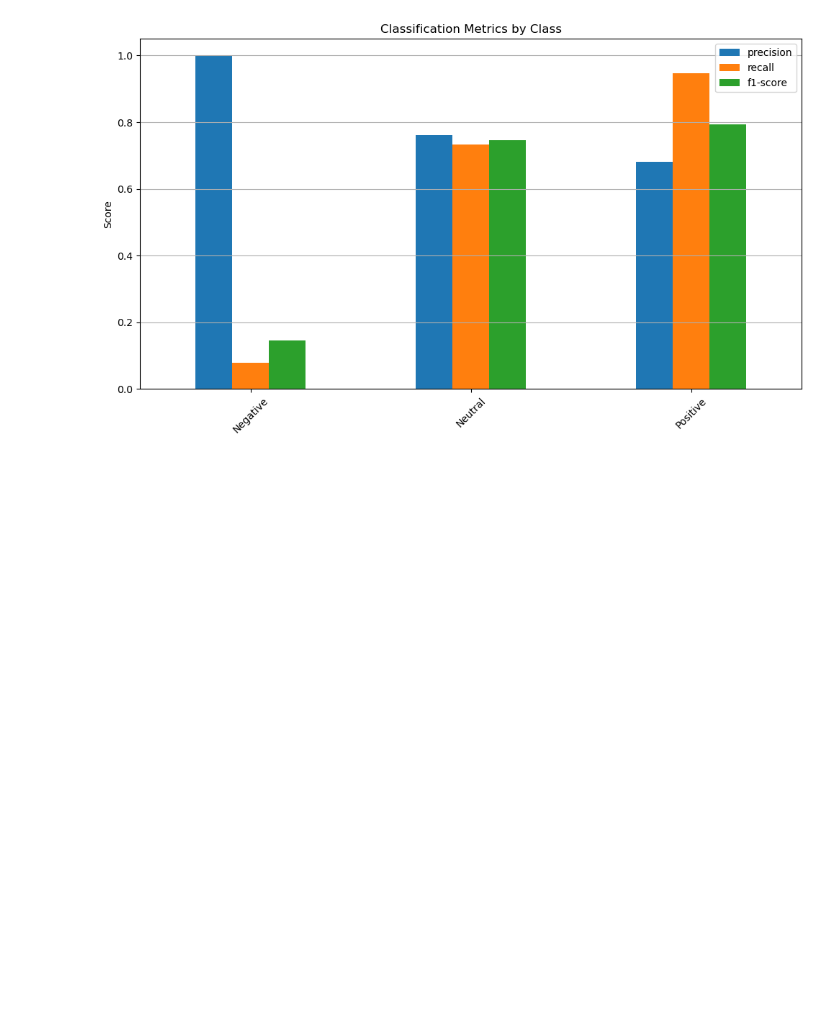
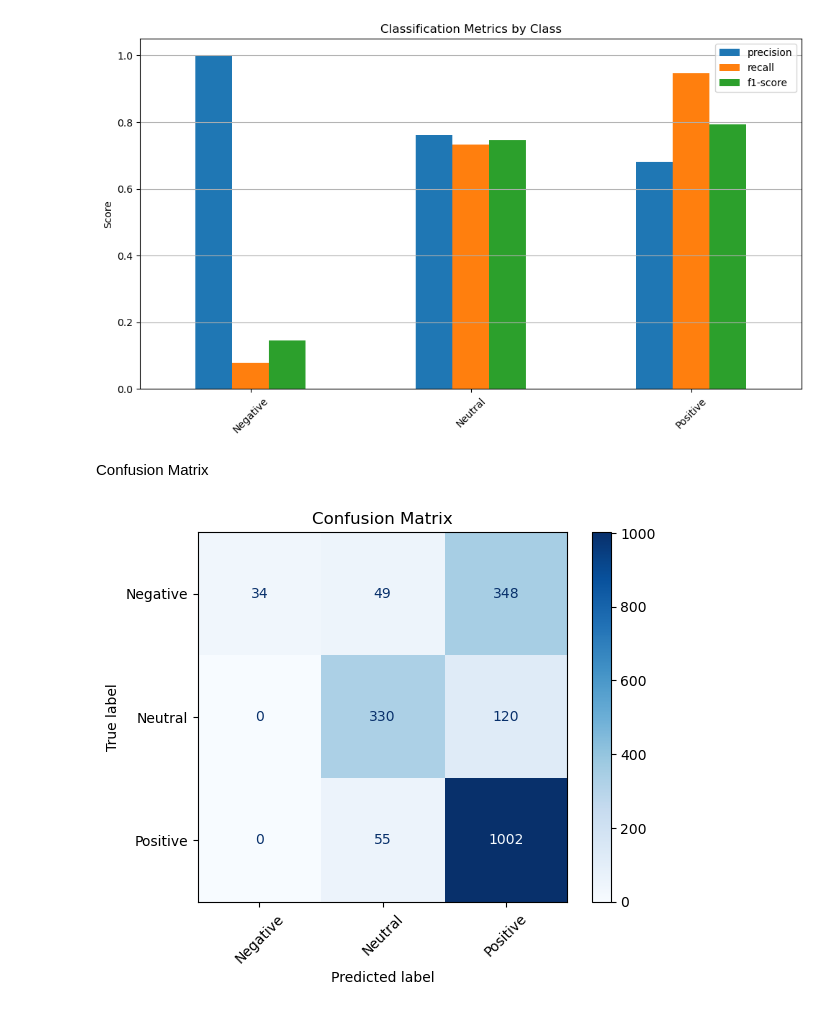
Before and after one commit to Winnee0305/COVID-Sentiment-Analysis, a Jupyter notebook: src/model/randomForest/randomForest_test.ipynb, the cells around one changed output. Cells and saved outputs as stored; diff of their text form; code cells hidden in the pictures; blank space fills up the shorter version.

```diff
--- a/src/model/randomForest/randomForest_test.ipynb
+++ b/src/model/randomForest/randomForest_test.ipynb
@@ -14,10 +14,23 @@ test_df = pd.read_csv("../../../data/test_data.csv")
 # Predict using raw text
 X_test = test_df["text"].astype(str)
 y_true = test_df["Analysis"]
+
+
+# Initialize time for recording inference time
+start = time.time()
+
 y_pred = randomForestModel.predict(X_test)
 
-# Evaluate
-print("Accuracy:", accuracy_score(y_true, y_pred))
-print("Confusion Matrix:\n", confusion_matrix(y_true, y_pred))
-print("Classification Report:\n", classification_report(y_true, y_pred))
+end = time.time()
+inference_time = end - start
+
+# Save inference time to CSV
+df = pd.read_csv("computation_time_randomForest.csv")  # Replace with your actual filename
+
+df["randomForest_InferenceTime (s)"] = inference_time
+
+df.to_csv("computation_time_randomForest.csv", index=False)
+
+print("Inference time: ", inference_time, "seconds")
+print("Inference time is saved")
 # %% [output]
@@ -74,3 +67,15 @@ plt.savefig("classification_report_randomForest.png")
 plt.show()
 # %% [output]
 [figure]
+# %% [markdown]
+Confusion Matrix
+# %%
+cm = confusion_matrix(y_true, y_pred, labels=randomForestModel.classes_)
+
+disp = ConfusionMatrixDisplay(confusion_matrix=cm, display_labels=randomForestModel.classes_)
+disp.plot(cmap=plt.cm.Blues, xticks_rotation=45)
+plt.title("Confusion Matrix")
+plt.savefig("confusion_matrix_randomForest.png")
+plt.show()
+# %% [output]
+[figure, new version]
```
Also changed, not shown: parts of 7 cells of this notebook, 25 other files.
